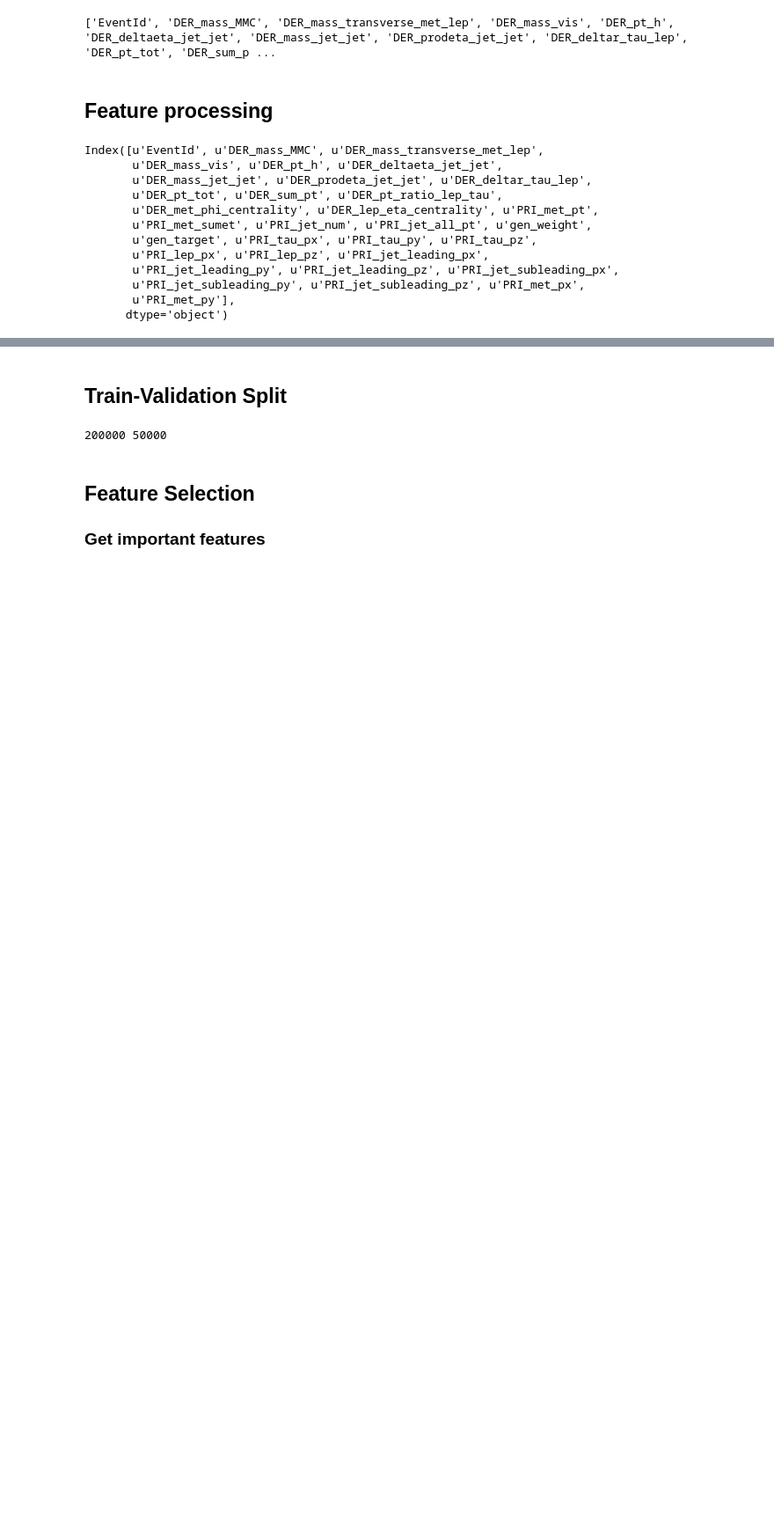
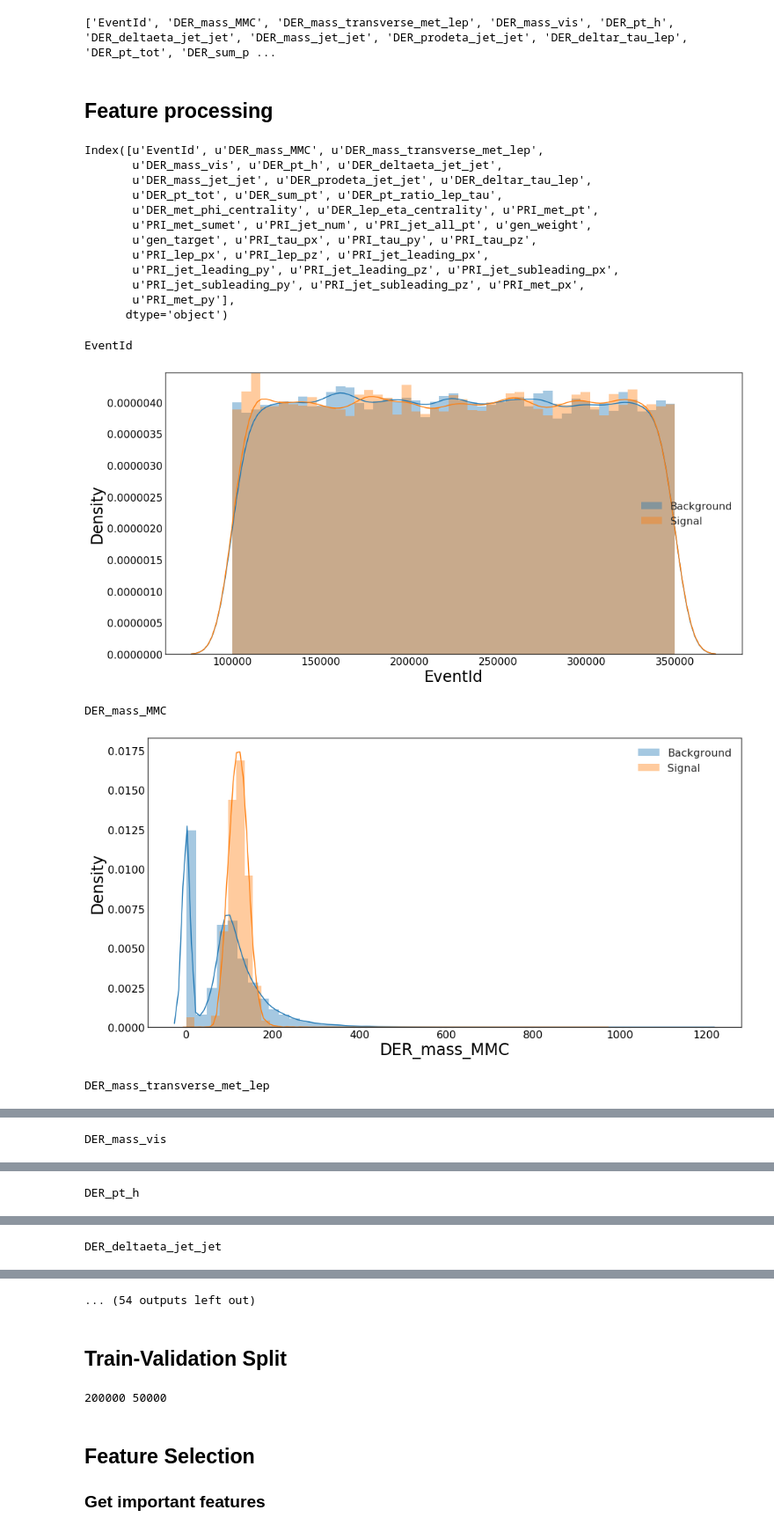
Before and after one commit to GilesStrong/Kaggle_HiggsML, a Jupyter notebook: Data_Processing/1_Data_Import.ipynb, the cells around one changed output, grey strips where cells are left out. Shown at 88% size. Drawn from its saved outputs; the diff is of its cells as text; code cells hidden in the pictures; blank space fills up the shorter version.

```diff
--- a/Data_Processing/1_Data_Import.ipynb
+++ b/Data_Processing/1_Data_Import.ipynb
@@ -93,3 +96,16 @@ Index([u'EventId', u'DER_mass_MMC', u'DER_mass_transverse_met_lep',
        u'PRI_jet_subleading_py', u'PRI_jet_subleading_pz', u'PRI_met_px',
        u'PRI_met_py'],
       dtype='object')
+# %%
+for feat in [x for x in trainingData.columns]:
+    print feat
+    try:
+        plotFeat(trainingData, feat, cuts=[(trainingData.gen_target == 0), (trainingData.gen_target == 1)], labels=['Background', 'Signal'], plotBulk=0, weightName='gen_weight')
+    except TypeError:
+        pass
+# %% [output]
+EventId
+[figure, added]
+DER_mass_MMC
+[figure, added]
+DER_mass_transverse_met_lep
@@ -95,0 +113 @@ Index([u'EventId', u'DER_mass_MMC', u'DER_mass_transverse_met_lep',
+DER_mass_vis
@@ -95,0 +115 @@ Index([u'EventId', u'DER_mass_MMC', u'DER_mass_transverse_met_lep',
+DER_pt_h
@@ -95,0 +117 @@ Index([u'EventId', u'DER_mass_MMC', u'DER_mass_transverse_met_lep',
+DER_deltaeta_jet_jet
@@ -96,3 +119,4 @@ Index([u'EventId', u'DER_mass_MMC', u'DER_mass_transverse_met_lep',
+... (54 outputs left out)
 # %% [markdown]
 ## Train-Validation Split
 # %%
```
Also changed, not shown: parts of 10 cells of this notebook, 8 other files.
